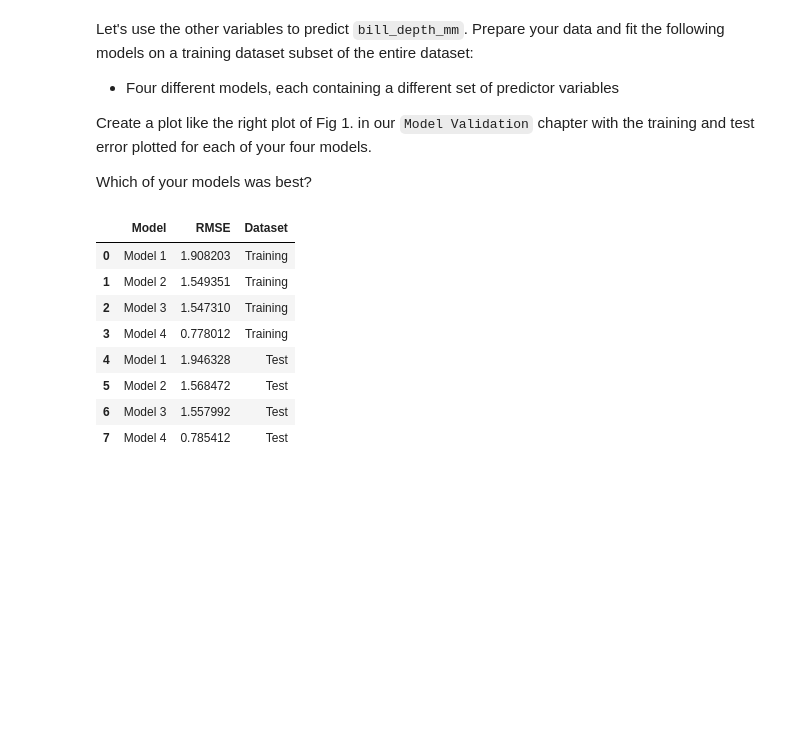
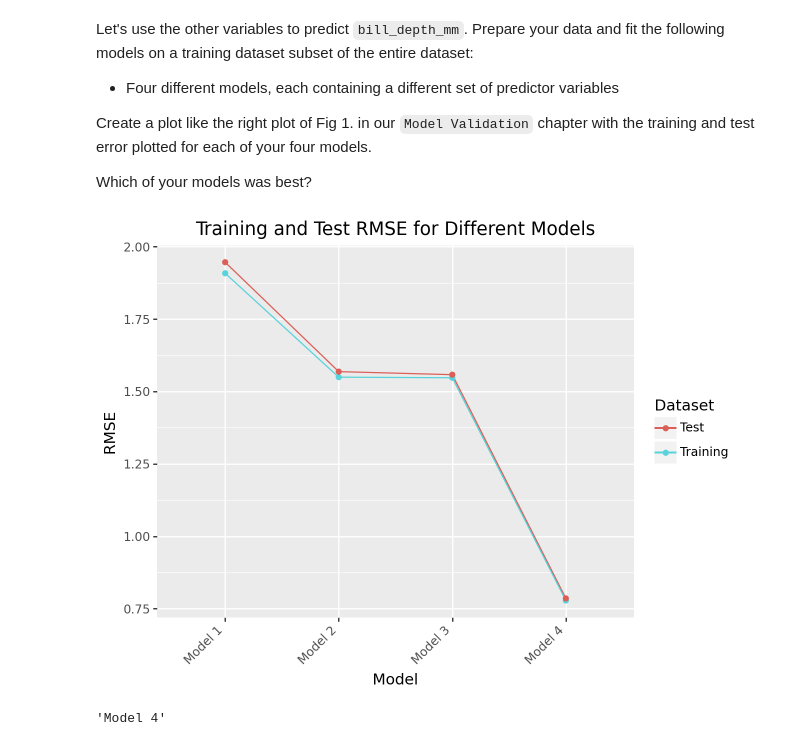
Before and after one commit to PranikaC/Assignments-6, a Jupyter notebook: Practice_Activity_Multiple_Linear_Regression_and_Evaluation.ipynb, the cells around one changed output. Drawn from its saved outputs; the diff is of its cells as text; code cells hidden in the pictures; blank space fills up the shorter version.

```diff
--- a/Practice_Activity_Multiple_Linear_Regression_and_Evaluation.ipynb
+++ b/Practice_Activity_Multiple_Linear_Regression_and_Evaluation.ipynb
@@ -113,23 +114,24 @@ test_rmse_scores = [
     np.sqrt(mean_squared_error(y_test2, y_pred_test2)),
     np.sqrt(mean_squared_error(y_test3, y_pred_test3)),
     np.sqrt(mean_squared_error(y_test4, y_pred_test4))]
-# %%
-model_names = ["Model 1", "Model 2", "Model 3", "Model 4"]
-
-plot_data_rmse = pd.DataFrame({
-    'Model': model_names * 2,
-    'RMSE': train_rmse_scores + test_rmse_scores,
-    'Dataset': ['Training'] * len(train_rmse_scores) + ['Test'] * len(test_rmse_scores)
-})
-
-plot_data_rmse
-# %% [output]
-|  | Model | RMSE | Dataset |
-| 0 | Model 1 | 1.908203 | Training |
-| 1 | Model 2 | 1.549351 | Training |
-| 2 | Model 3 | 1.547310 | Training |
-| 3 | Model 4 | 0.778012 | Training |
-| 4 | Model 1 | 1.946328 | Test |
-| 5 | Model 2 | 1.568472 | Test |
-| 6 | Model 3 | 1.557992 | Test |
-| 7 | Model 4 | 0.785412 | Test |
+# %%
+plot_rmse = (
+    ggplot(plot_data_rmse, aes(x='Model', y='RMSE', color='Dataset', group='Dataset'))
+    + geom_line()
+    + geom_point()
+    + labs(title='Training and Test RMSE for Different Models',
+           x='Model',
+           y='RMSE')
+    + theme(axis_text_x=element_text(rotation=45, hjust=1))
+)
+
+plot_rmse
+# %% [output]
+[figure, added]
+# %%
+best_model_index = test_rmse_scores.index(min(test_rmse_scores))
+best_model_name = model_names[best_model_index]
+
+best_model_name
+# %% [output]
+'Model 4'
```
Also changed, not shown: parts of 1 cell of this notebook.
